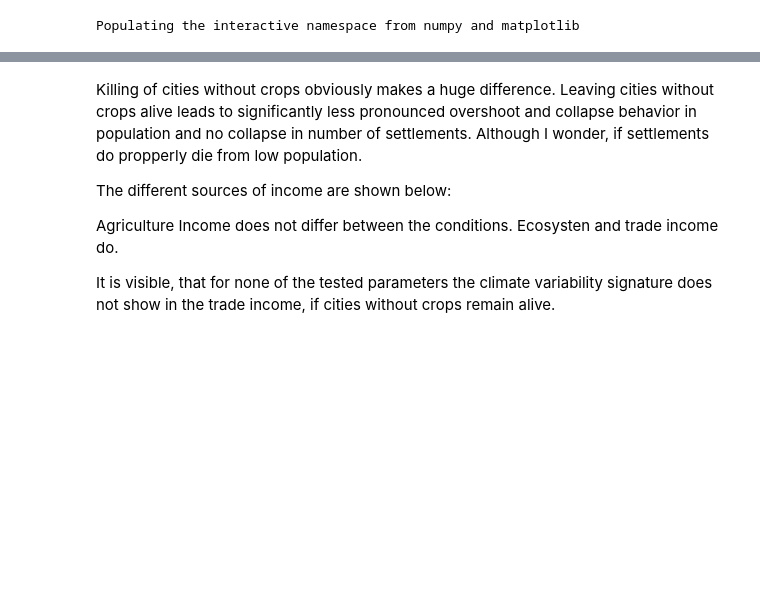
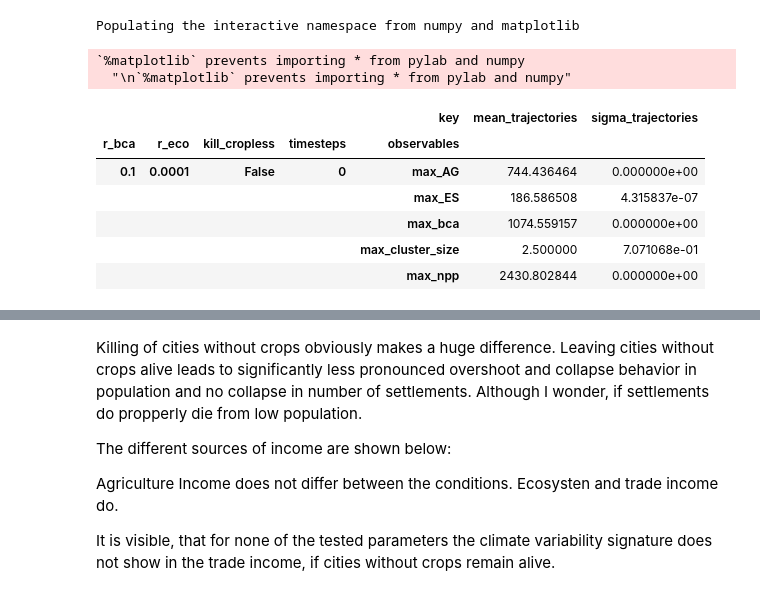
Before and after one commit to jakobkolb/Mayasim, a Jupyter notebook: Evaluation_Notebooks/X7_evaluation.ipynb, the cells around one changed output, grey strips where cells are left out. Cells and saved outputs as stored; diff of their text form; code cells hidden in the pictures; blank space fills up the shorter version.

```diff
--- a/Evaluation_Notebooks/X7_evaluation.ipynb
+++ b/Evaluation_Notebooks/X7_evaluation.ipynb
@@ -1,34 +1,50 @@
 # %%
 %pylab inline
 pylab.rcParams['figure.figsize'] = (14, 6)
 
 import pandas as pd
 import numpy as np
+import matplotlib as mpl
 import matplotlib.pyplot as plt
-import matplotlib as mpl
 
+test = True
 
-data = pd.read_pickle('/home/jakob/Project_MayaSim/output_data/X7_eco_income/results/trajectory')
+path = '/home/jakob/Project_MayaSim/Python/output_data/X7_eco_income/results/trajectory'
+if test:
+    path = '/home/jakob/Project_MayaSim/Python/output_data/test_output/X7_eco_income/results/trajectory'
+
+data = pd.read_pickle(path)
 lvs = data.index.levels
 
 cmap = mpl.cm.get_cmap('Spectral')
 cls = cmap(np.linspace(0, 1, len(lvs[0])*len(lvs[1])))
 
 def plotlines(data, level, key, unstack):
     fig = plt.figure()
     ax1 = fig.add_subplot(121)
     key[0] = False
-    data['<mean_trajectories>'].xs(level=level, key=key).unstack(unstack).plot(ax=ax1, legend=False, color=cls)
+    data['mean_trajectories'].xs(level=level, key=key).unstack(unstack).plot(ax=ax1, legend=False, color=cls)
     ax2 = fig.add_subplot(122)
     key[0] = True
-    ln = data['<mean_trajectories>'].xs(level=level, key=key).unstack(unstack).plot(ax=ax2, color=cls)
+    ln = data['mean_trajectories'].xs(level=level, key=key).unstack(unstack).plot(ax=ax2, color=cls)
     lg = ln.get_legend()
     bb = lg.get_bbox_to_anchor().inverse_transformed(ax2.transAxes)
     xOffset = .5
     bb.x0 += xOffset
     bb.x1 += xOffset
     lg.set_bbox_to_anchor(bb, transform = ax2.transAxes)
+
+data.head()
 # %% [output]
 Populating the interactive namespace from numpy and matplotlib
+`%matplotlib` prevents importing * from pylab and numpy
+  "\n`%matplotlib` prevents importing * from pylab and numpy"
+|  |  |  |  | key | mean_trajectories | sigma_trajectories |
+| r_bca | r_eco | kill_cropless | timesteps | observables |  |  |
+| 0.1 | 0.0001 | False | 0 | max_AG | 744.436464 | 0.000000e+00 |
+|  |  |  |  | max_ES | 186.586508 | 4.315837e-07 |
+|  |  |  |  | max_bca | 1074.559157 | 0.000000e+00 |
+|  |  |  |  | max_cluster_size | 2.500000 | 7.071068e-01 |
+|  |  |  |  | max_npp | 2430.802844 | 0.000000e+00 |
 # %%
 key=[False, 'total_population']
```
Also changed, not shown: parts of 4 cells of this notebook, 6 other files.
